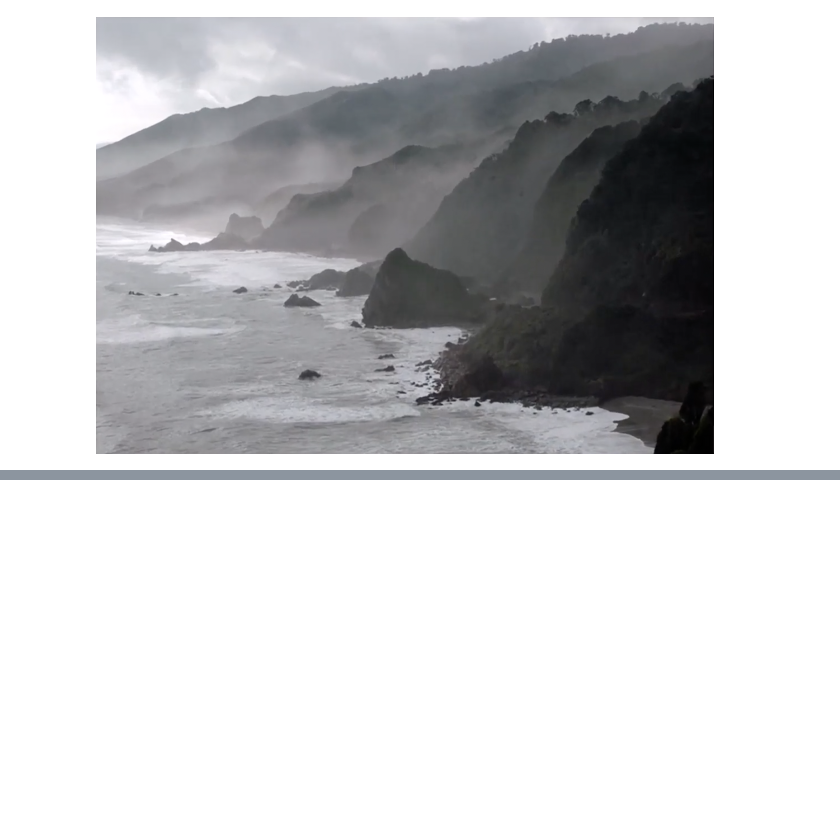
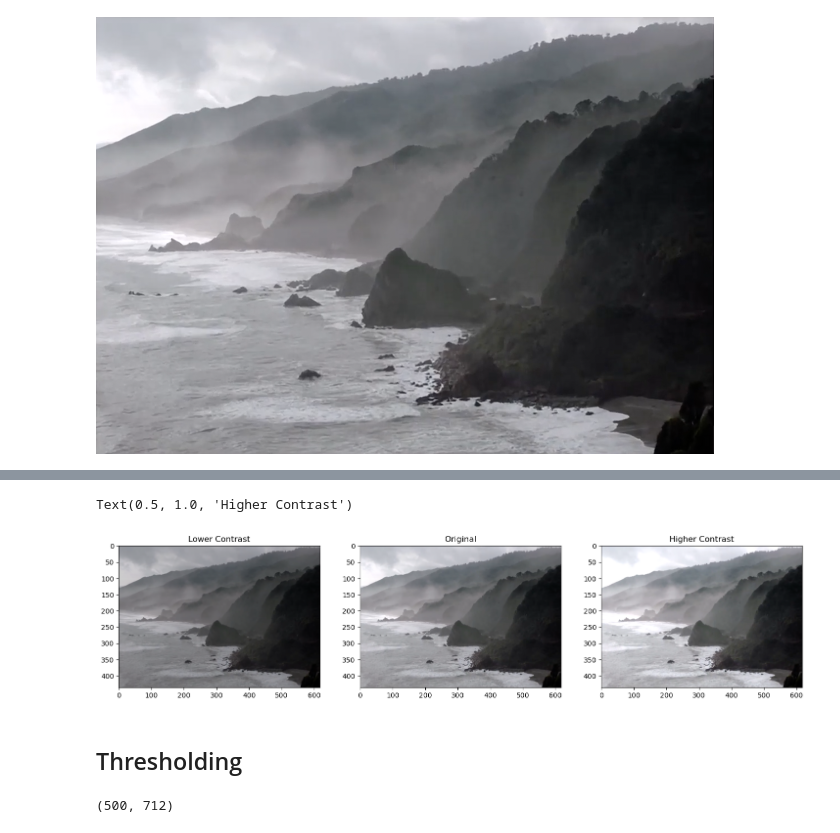
Before and after one commit to gouherdanish/image_processing_concepts, a Jupyter notebook: 3_image_enhancements.ipynb, the cells around one changed output, grey strips where cells are left out. Cells and saved outputs as stored; diff of their text form; code cells hidden in the pictures; blank space fills up the shorter version.

```diff
--- a/3_image_enhancements.ipynb
+++ b/3_image_enhancements.ipynb
@@ -15,0 +70,16 @@ Image(op)
+# %%
+plt.figure(figsize=(18,5))
+plt.subplot(131); plt.imshow(img_darker); plt.title('Lower Contrast')
+plt.subplot(132); plt.imshow(img_rgb); plt.title('Original')
+plt.subplot(133); plt.imshow(img_brighter); plt.title('Higher Contrast')
+# %% [output]
+Text(0.5, 1.0, 'Higher Contrast')
+[figure, added]
+# %% [markdown]
+## Thresholding
+# %%
+pt = '/Users/gouher/Documents/personal/codes/computer_vision/image_processing_concepts/data/gray/building_windows.png'
+img = cv2.imread(pt,cv2.IMREAD_GRAYSCALE)
+img.shape
+# %% [output]
+(500, 712)
```
Also changed, not shown: parts of 26 cells of this notebook, 6 other files.
